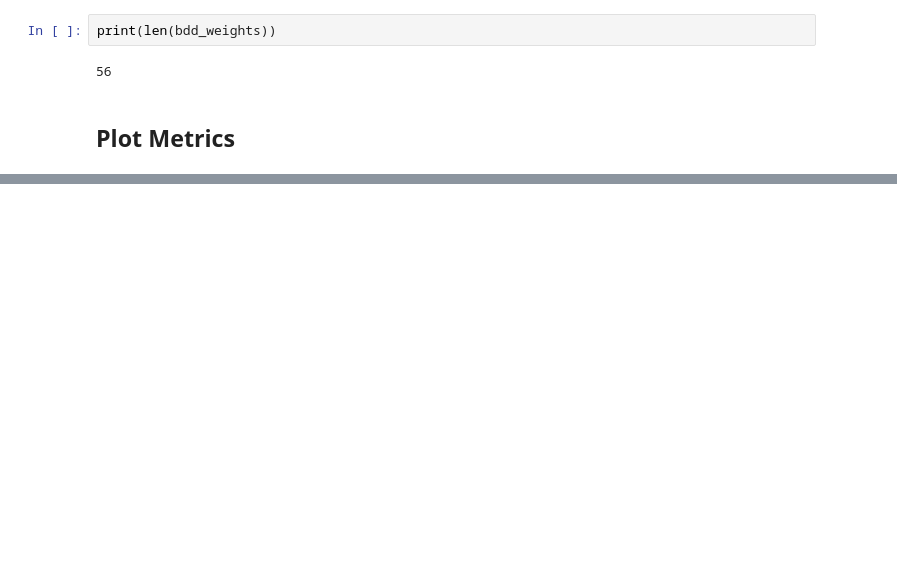
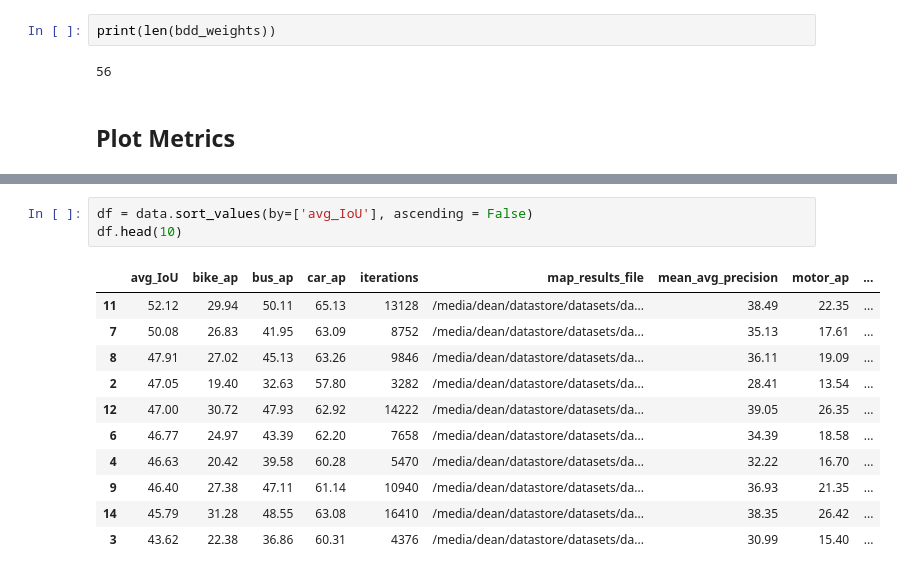
Before and after one commit to yiboliu31/data_scripts, a Jupyter notebook: darknet_evaluate_bdd.ipynb, the cells around one changed output, grey strips where cells are left out. Cells and saved outputs as stored; diff of their text form; blank space fills up the shorter version.

```diff
--- a/darknet_evaluate_bdd.ipynb
+++ b/darknet_evaluate_bdd.ipynb
@@ -216,0 +238,15 @@ plt.show()
+# %%
+df = data.sort_values(by=['avg_IoU'], ascending = False)
+df.head(10)
+# %% [output]
+|  | avg_IoU | bike_ap | bus_ap | car_ap | iterations | map_results_file | mean_avg_precision | motor_ap | ... |
+| 11 | 52.12 | 29.94 | 50.11 | 65.13 | 13128 | /media/dean/datastore/datasets/da... | 38.49 | 22.35 | ... |
+| 7 | 50.08 | 26.83 | 41.95 | 63.09 | 8752 | /media/dean/datastore/datasets/da... | 35.13 | 17.61 | ... |
+| 8 | 47.91 | 27.02 | 45.13 | 63.26 | 9846 | /media/dean/datastore/datasets/da... | 36.11 | 19.09 | ... |
+| 2 | 47.05 | 19.40 | 32.63 | 57.80 | 3282 | /media/dean/datastore/datasets/da... | 28.41 | 13.54 | ... |
+| 12 | 47.00 | 30.72 | 47.93 | 62.92 | 14222 | /media/dean/datastore/datasets/da... | 39.05 | 26.35 | ... |
+| 6 | 46.77 | 24.97 | 43.39 | 62.20 | 7658 | /media/dean/datastore/datasets/da... | 34.39 | 18.58 | ... |
+| 4 | 46.63 | 20.42 | 39.58 | 60.28 | 5470 | /media/dean/datastore/datasets/da... | 32.22 | 16.70 | ... |
+| 9 | 46.40 | 27.38 | 47.11 | 61.14 | 10940 | /media/dean/datastore/datasets/da... | 36.93 | 21.35 | ... |
+| 14 | 45.79 | 31.28 | 48.55 | 63.08 | 16410 | /media/dean/datastore/datasets/da... | 38.35 | 26.42 | ... |
+| 3 | 43.62 | 22.38 | 36.86 | 60.31 | 4376 | /media/dean/datastore/datasets/da... | 30.99 | 15.40 | ... |
```
Also changed, not shown: parts of 10 cells of this notebook.
